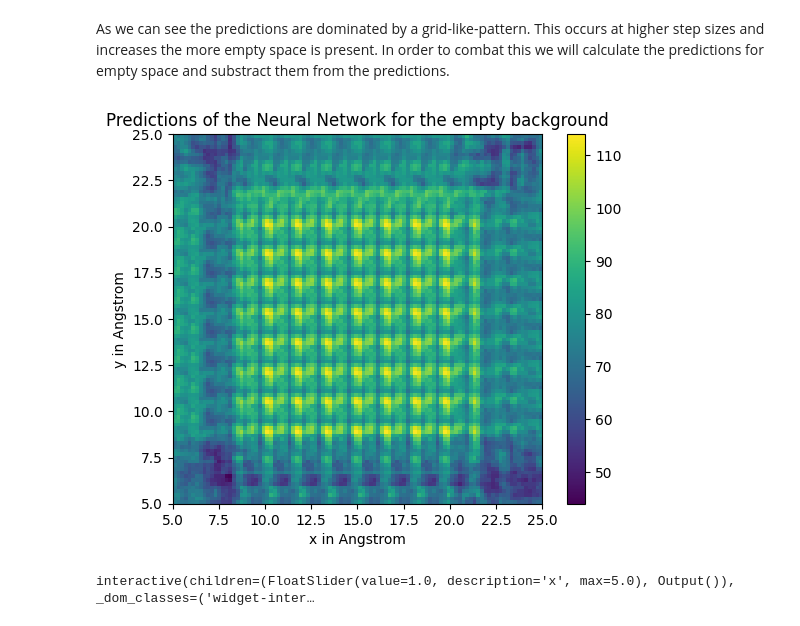
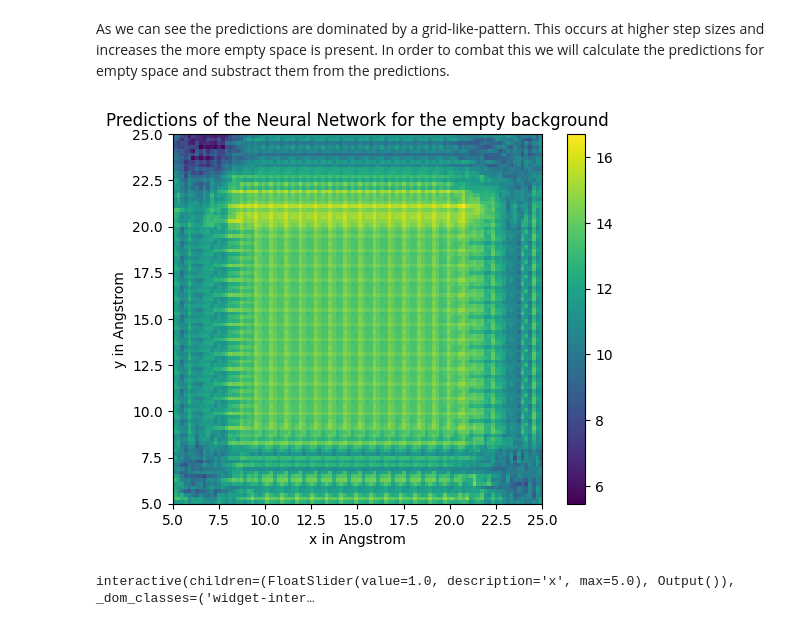
Before and after one commit to haertelkar/Masterarbeit, a Jupyter notebook: Reconstruction_Using_NN.ipynb, the cells around one changed output. Cells and saved outputs as stored; diff of their text form; code cells hidden in the pictures.

```diff
--- a/Reconstruction_Using_NN.ipynb
+++ b/Reconstruction_Using_NN.ipynb
@@ -39,10 +41,10 @@ plt.style.use('default')
 
 Here you can easily modify the key parameters for the reconstruction.
 # %%
-structure = "/data/scratch/haertelk/Masterarbeit/FullPixelGridML/structures/used/MoS2_hexagonal.cif" #"MarcelsEx"#"multiPillars"
-model_checkpoint = "/data/scratch/haertelk/Masterarbeit/checkpoints/TrE_3010_1539_Z_TrE_54OSA_4to8s_hS512_enL3_50d_s1_copy/epoch=148-step=51256.ckpt"
+structure = "/data/scratch/haertelk/Masterarbeit/FullPixelGridML/structures/used/MoS2_hexagonal.cif"#"MarcelsEx"#"/data/scratch/haertelk/Masterarbeit/FullPixelGridML/structures/used/MoS2_hexagonal.cif" #"MarcelsEx"#"multiPillars"
+model_checkpoint = "/data/scratch/haertelk/Masterarbeit/checkpoints/TrE_0111_0359_Z_TrE_230OSA_4to8s_hS512_enL5_50dA-50d_noH4_s1 copy/epoch=33-step=93704.ckpt"
 print(f"Model: {model_checkpoint}")
-sparseGridFactor = 8
+sparseGridFactor = 4
 print(f"Sparse grid factor: {sparseGridFactor}")
 defocus = 50 # in Angstrom
 print(f"defocus: {defocus} Angstrom")
@@ -86,6 +88,6 @@ Number of atoms predicted for each window: 9
 # %% [markdown]
 This part specifies the Zernike parametrisation.
 # %%
-numberOfOSAANSIMoments = 54
+numberOfOSAANSIMoments = 230
 print(f"Number of OSAAN-Zernike moments: {numberOfOSAANSIMoments}")
 # %% [output]
@@ -176,7 +184,8 @@ model = None
 torch.cuda.empty_cache() # clear GPU memory if used
 model = TwoPartLightning.load_from_checkpoint(checkpoint_path = model_checkpoint,
                                                 numberOfZernikeMoments = numberOfOSAANSIMoments,
-                                                    numberOfAtoms = numberOfAtoms , num_layers = 3, hidden_size= 512, fc_num_layers = 3
+                                                    numberOfAtoms = numberOfAtoms , num_layers = 5, hidden_size= 512, fc_num_layers = 3,
+                                                    number_of_heads = 4
                                                     #,map_location="cpu"
                                                     )
 model.eval().to(torch.device("cuda"));
@@ -328,17 +383,17 @@ As we can see the predictions are dominated by a grid-like-pattern. This occurs
 # %%
 emptyBackgroundPredictions = createEmptyBackground(diameterBFD50Pixels, True, numberOfOSAANSIMoments, chosenCoords2dArray,
                           model, scalerEnabled, windowSizeInCoords, xMaxCNT, yMaxCNT,
-                          nonPredictedBorderinCoordinates, circleWeights = circleWeights)
+                          nonPredictedBorderinCoordinates)
 
 extent=  (start[0],end[0],start[1],end[1])
 plt.imshow(emptyBackgroundPredictions.T, origin = "lower", interpolation="none", extent=extent)
 plt.colorbar()
 plt.xlabel("x in Angstrom")
 plt.ylabel("y in Angstrom")
 plt.title("Predictions of the Neural Network for the empty background")
 plt.show()
 # %% [output]
-[figure, old version]
+[figure, new version]
 # %%
 
 def plotDif(x = 1):
```
Also changed, not shown: parts of 20 cells of this notebook, 2 other files.
